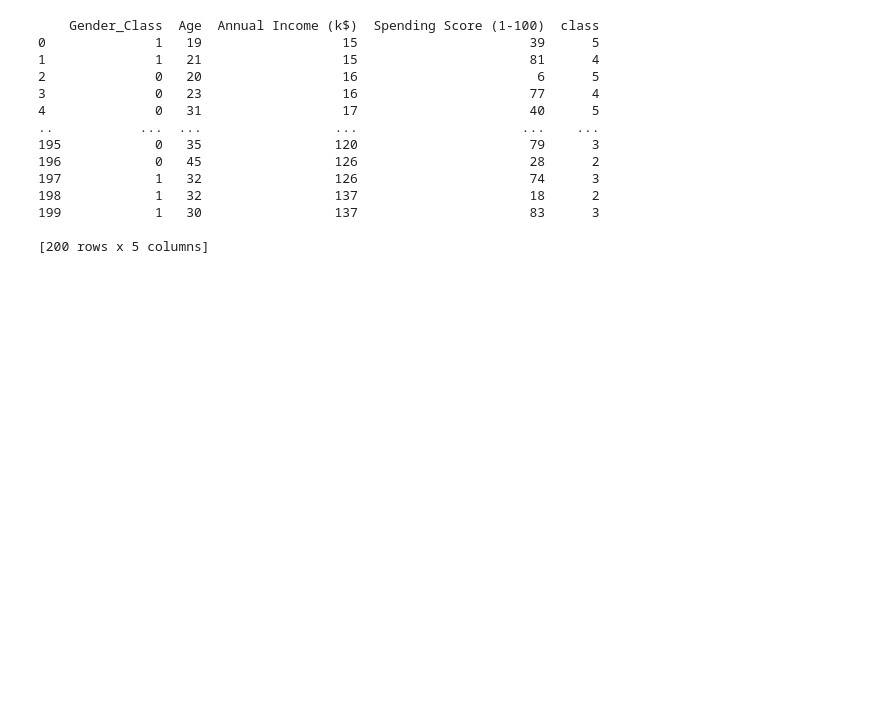
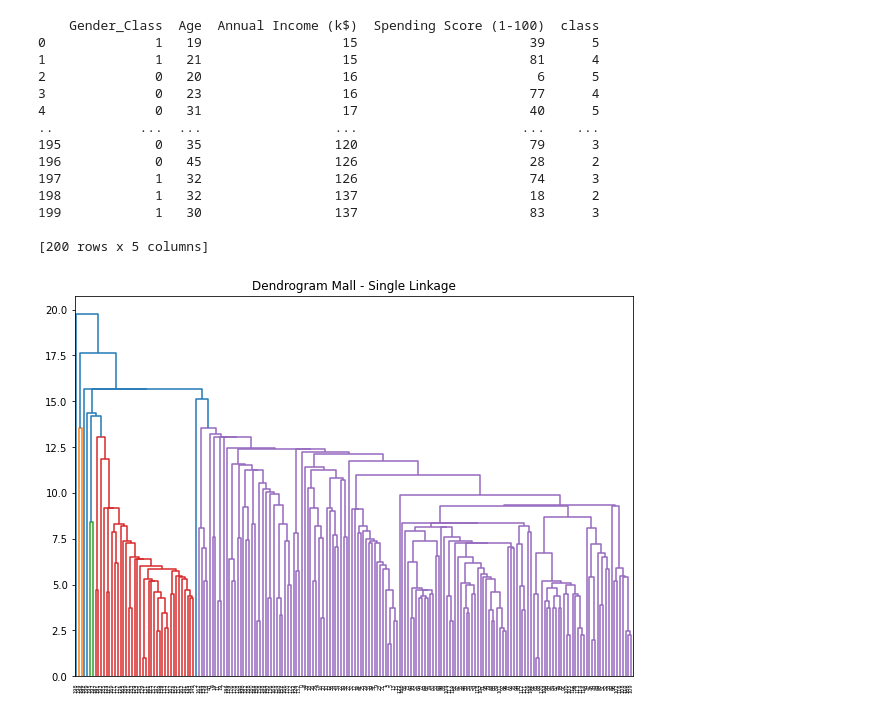
Before and after one commit to William-Surya-Wijaya/tubes-ppdp, a Jupyter notebook: laporan/TB_01.ipynb, the cells around one changed output. Saved outputs shown, nothing was run; the diff lists cells and outputs as text; code cells hidden in the pictures; blank space fills up the shorter version.

```diff
--- a/laporan/TB_01.ipynb
+++ b/laporan/TB_01.ipynb
@@ -322,3 +321,10 @@ print(mall_test);
 199            1   30                 137                      83      3
 
 [200 rows x 5 columns]
+# %%
+plt.figure(figsize=(10, 7));
+plt.title("Dendrogram Mall - Single Linkage");
+dend = sch.dendrogram(sch.linkage(mall_x_np, method='single'));
+plt.show();
+# %% [output]
+[figure, added]
```
Also changed, not shown: parts of 11 cells of this notebook.
